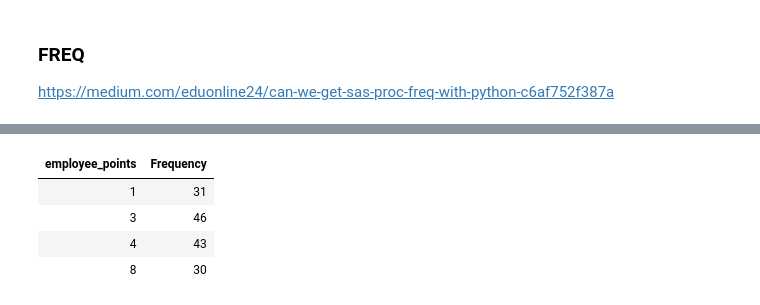
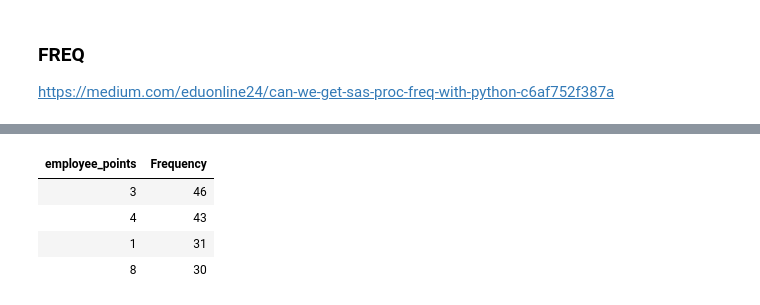
Before and after one commit to statisticsnorway/ssb-utdanning, a Jupyter notebook: 04_proc.ipynb, the cells around one changed output, grey strips where cells are left out. Saved outputs shown, nothing was run; the diff lists cells and outputs as text; code cells hidden in the pictures.

```diff
--- a/04_proc.ipynb
+++ b/04_proc.ipynb
@@ -183,16 +123,17 @@ employee_points * work_id
 # %%
+#dapla
 # Minimal return
-freq(df, cols = ['employee_points'],
+freq(df, tables = ['employee_points'],
      # No Percent column
      nopercent = True,
      # No Cumulative Freq
      nocum = True,
      # Either of the ones above will remove the "cumulative percent" column
      # Lower limit of frequencies to show
      freq_limit = 30)
 # %% [output]
 | employee_points | Frequency |
-| 1 | 31 |
 | 3 | 46 |
 | 4 | 43 |
+| 1 | 31 |
 | 8 | 30 |
```
Also changed, not shown: parts of 8 cells of this notebook.
